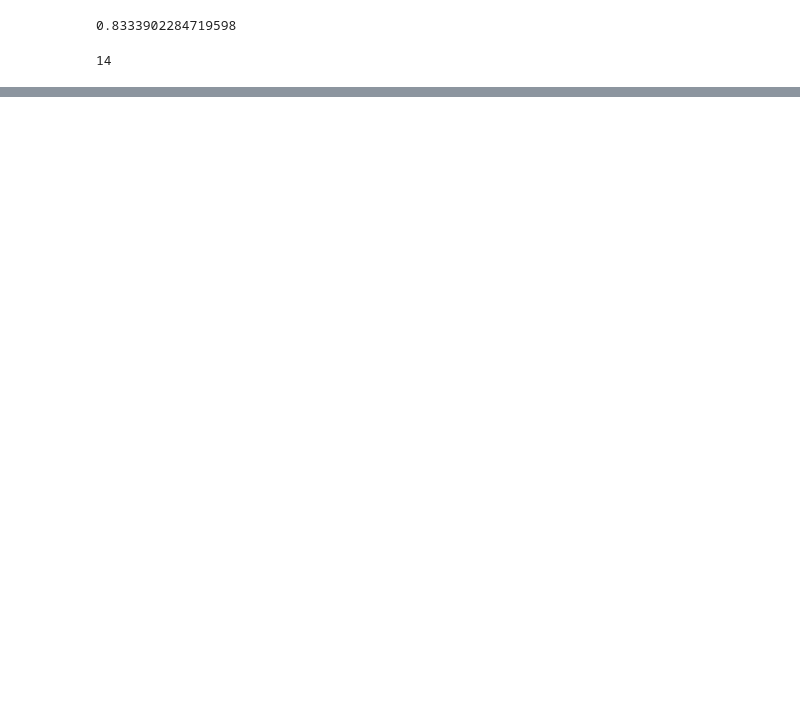
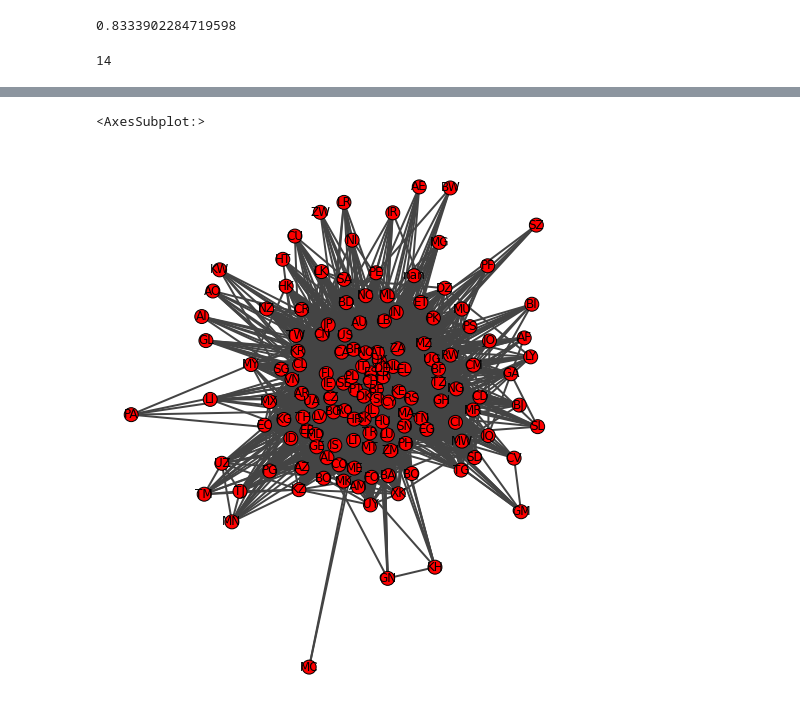
Before and after one commit to andremann/SciSci-course, a Jupyter notebook: notebooks/03.1-lab_project_network.ipynb, the cells around one changed output, grey strips where cells are left out. Drawn from its saved outputs; the diff is of its cells as text; code cells hidden in the pictures; blank space fills up the shorter version.

```diff
--- a/notebooks/03.1-lab_project_network.ipynb
+++ b/notebooks/03.1-lab_project_network.ipynb
@@ -368,0 +408,8 @@ G_org_projection.vs['name'] = org_names['name']
+# %%
+G = ig.Graph.TupleList(
+      edges=organisations[['country', 'projectID']].values,
+      directed=False
+      )
+# %%
+is_bipartite, types = G.is_bipartite(return_types = True)
+is_bipartite
@@ -369 +426,3 @@ G_org_projection.vs['name'] = org_names['name']
+# %%
+G_country_projected = G.bipartite_projection(types=types, which=False)
 # %%
@@ -394,0 +448,6 @@ organisations[organisations.organisationID == 996116087]
+# %%
+fig, ax = plt.subplots()
+ig.plot(G_country_projected, target=ax, vertex_label=G_country_projected.vs['name'])
+# %% [output]
+<AxesSubplot:>
+[figure, added]
```
Also changed, not shown: parts of 49 cells of this notebook.
